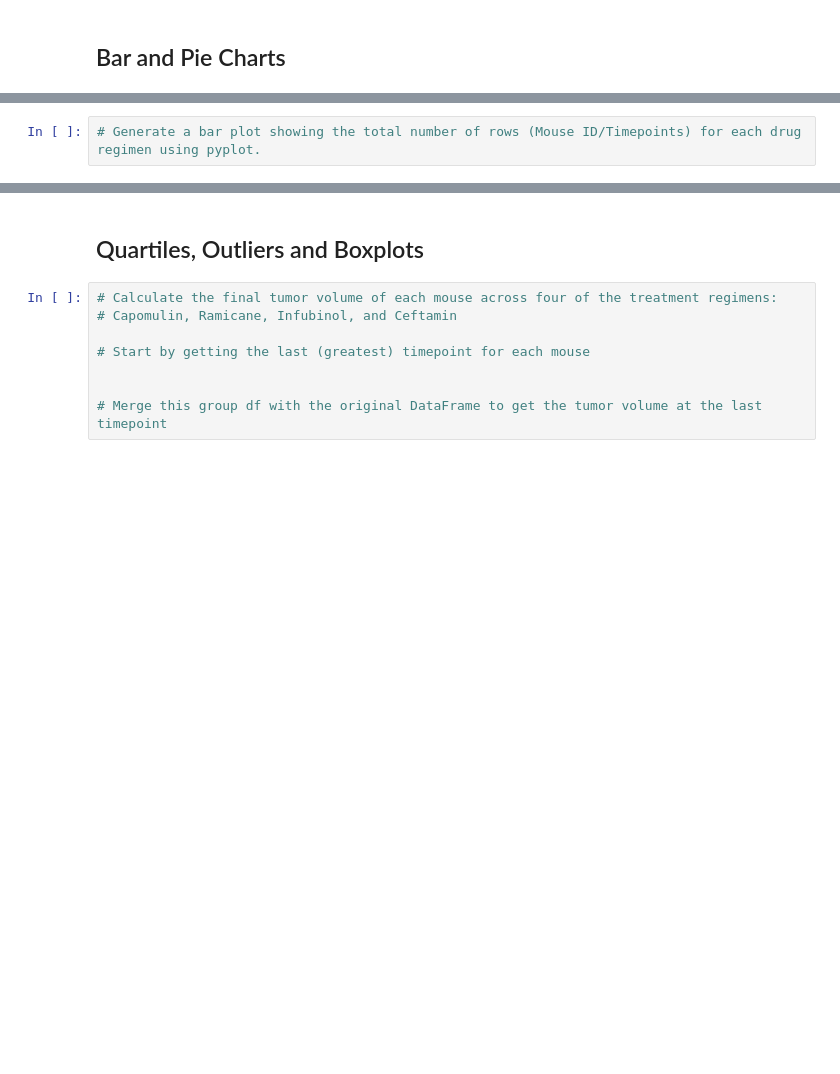
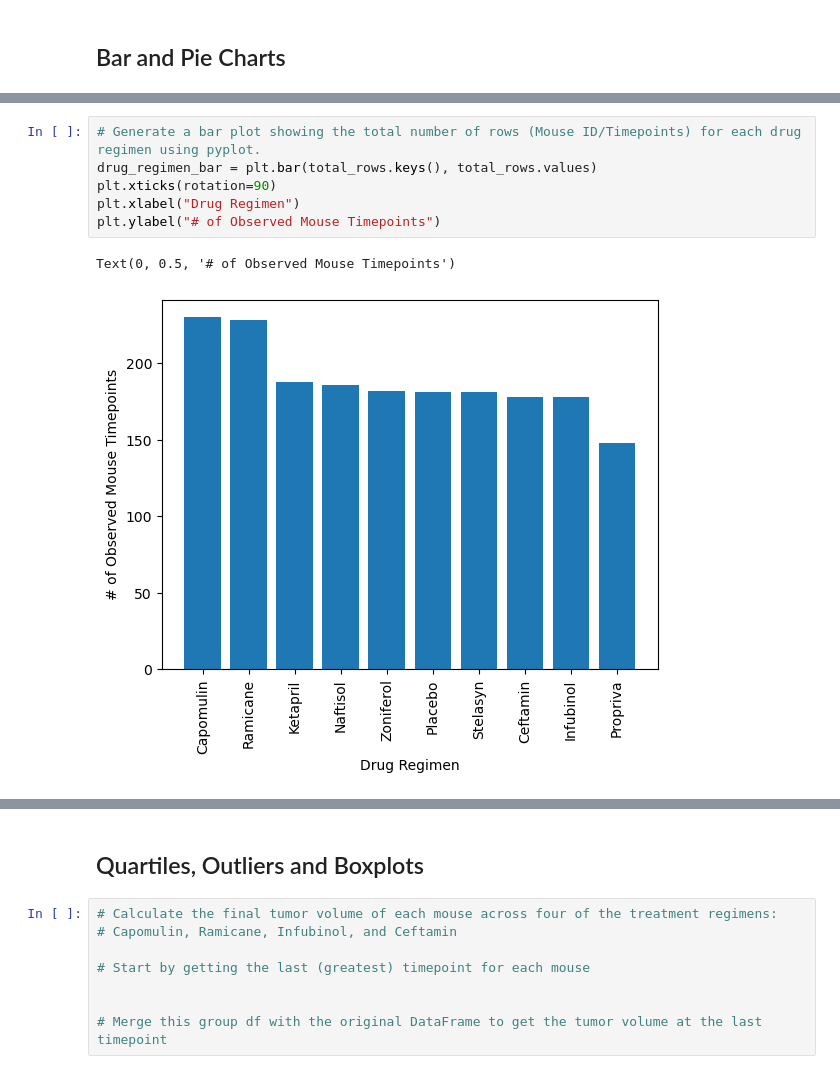
Before and after one commit to mpeck34/Module-5-Challenge, a Jupyter notebook: Pymaceuticals/pymaceuticals_starter.ipynb, the cells around one changed output, grey strips where cells are left out. Drawn from its saved outputs; the diff is of its cells as text; blank space fills up the shorter version.

```diff
--- a/Pymaceuticals/pymaceuticals_starter.ipynb
+++ b/Pymaceuticals/pymaceuticals_starter.ipynb
@@ -136,4 +154,11 @@ TypeError: Could not convert ['b128f932g107a457c819h246p189n923q119f993z234b559y
 # %%
 # Generate a bar plot showing the total number of rows (Mouse ID/Timepoints) for each drug regimen using pyplot.
+drug_regimen_bar = plt.bar(total_rows.keys(), total_rows.values)
+plt.xticks(rotation=90)
+plt.xlabel("Drug Regimen")
+plt.ylabel("# of Observed Mouse Timepoints")
+# %% [output]
+Text(0, 0.5, '# of Observed Mouse Timepoints')
+[figure, added]
 # %%
 # Generate a pie plot showing the distribution of female versus male mice using Pandas
```
Also changed, not shown: parts of 4 cells of this notebook.
